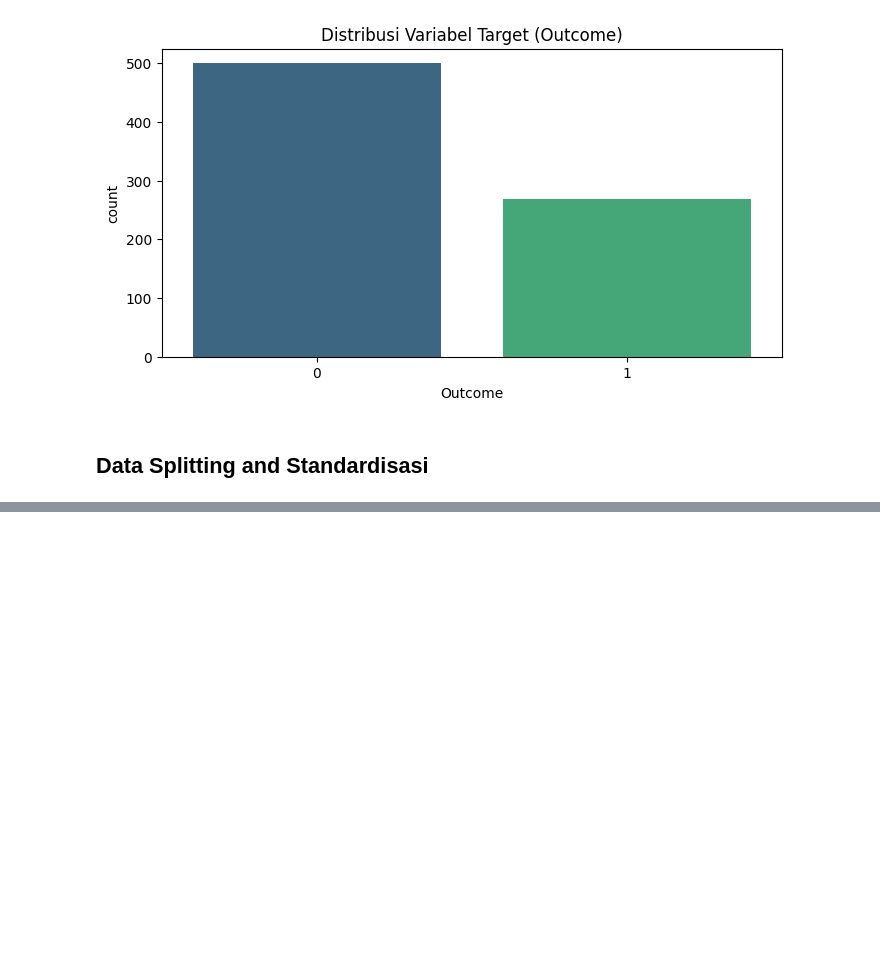
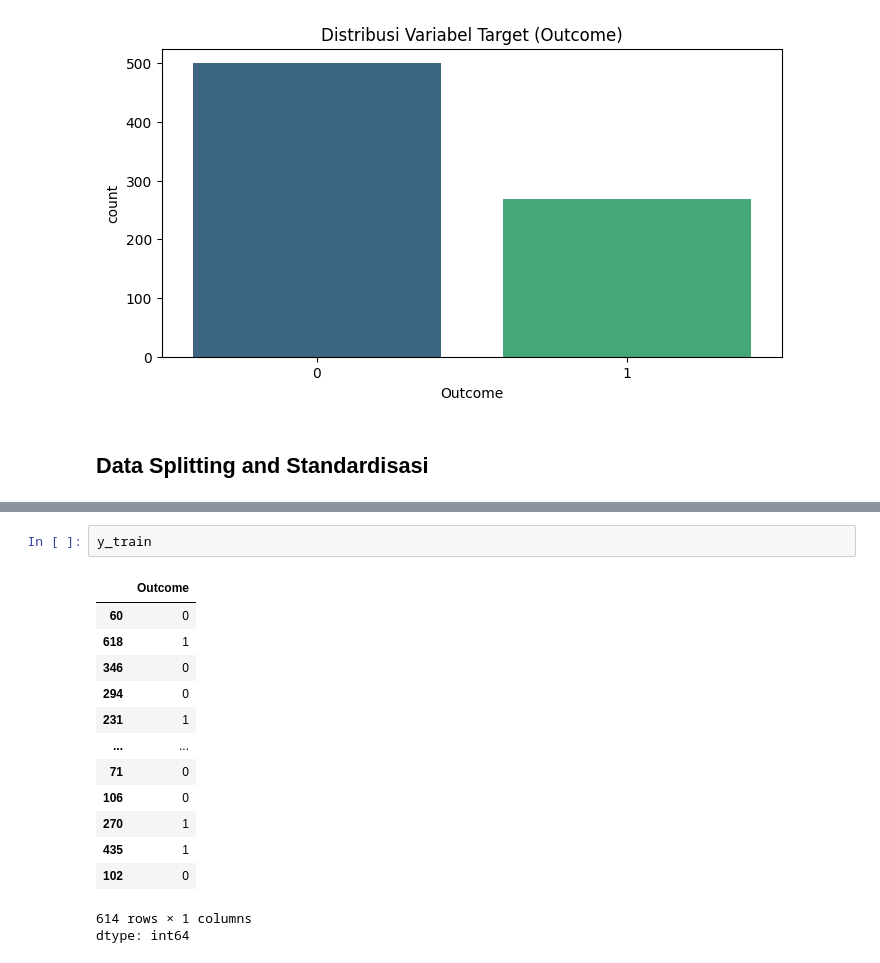
Before and after one commit to aprizal543/Prediksi_Diabetes, a Jupyter notebook: Prediksi_Diabetes.ipynb, the cells around one changed output, grey strips where cells are left out. Saved outputs shown, nothing was run; the diff lists cells and outputs as text; blank space fills up the shorter version.

```diff
--- a/Prediksi_Diabetes.ipynb
+++ b/Prediksi_Diabetes.ipynb
@@ -120,3 +136,20 @@ X_train, X_test, y_train, y_test = train_test_split(X, y, test_size=0.3, random_
+# %%
+y_train
+# %% [output]
+|  | Outcome |
+| 60 | 0 |
+| 618 | 1 |
+| 346 | 0 |
+| 294 | 0 |
+| 231 | 1 |
+| ... | ... |
+| 71 | 0 |
+| 106 | 0 |
+| 270 | 1 |
+| 435 | 1 |
+| 102 | 0 |
+614 rows × 1 columns
+dtype: int64
 # %%
 X_train.shape
 # %% [output]
```
Also changed, not shown: parts of 11 cells of this notebook.
